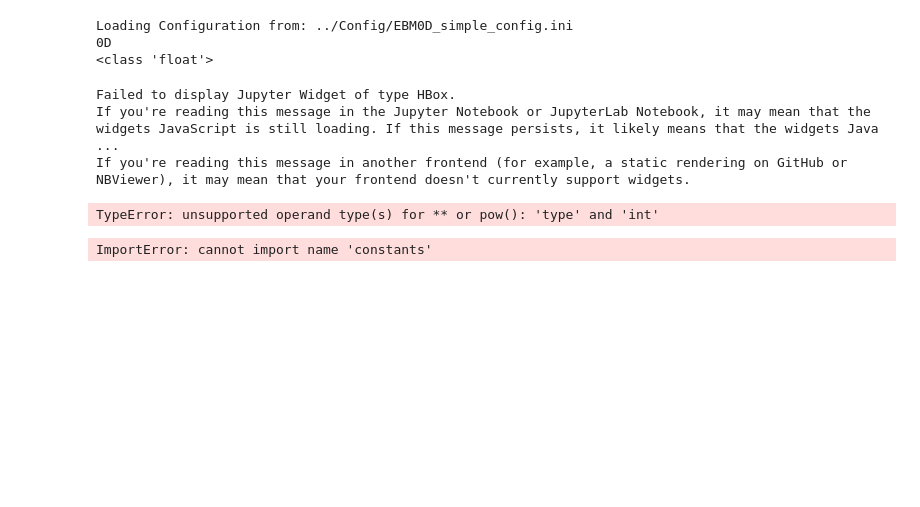
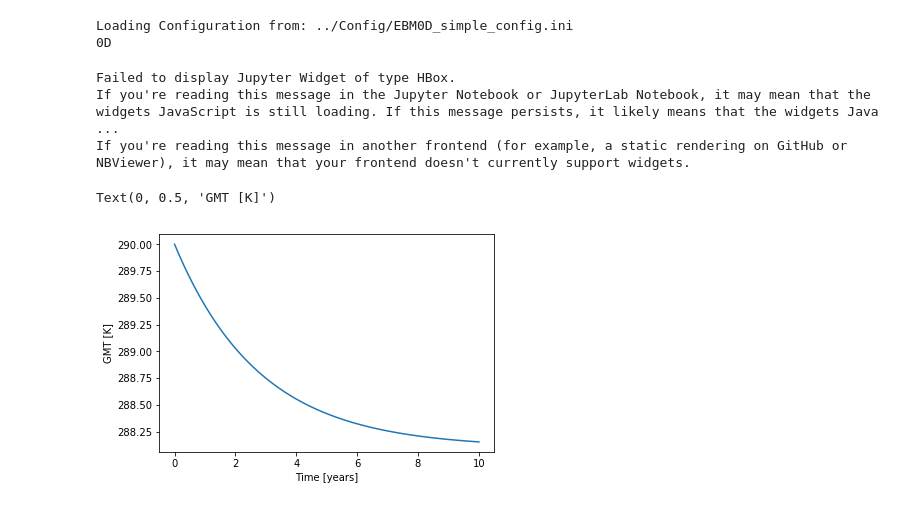
Before and after one commit to BenniSchmiedel/Low-dimensional-EBMs, a Jupyter notebook: lowEBMs/Tutorials/Notebooks/EBM0D_simple.ipynb, the cells around one changed output. Cells and saved outputs as stored; diff of their text form; code cells hidden in the pictures; blank space fills up the shorter version.

```diff
--- a/lowEBMs/Tutorials/Notebooks/EBM0D_simple.ipynb
+++ b/lowEBMs/Tutorials/Notebooks/EBM0D_simple.ipynb
@@ -11,24 +11,21 @@ eq=configdic['eqparam']
 rk=configdic['rk4input']
 fun=configdic['funccomp']
 variable_importer(configdic)
-#from lowEBMs.Packages.Variables import Vars
-print(Vars.T)
 Time,ZMT,GMT=rk4alg(model_equation,eq,fun)
 # %% [output]
 Loading Configuration from: ../Config/EBM0D_simple_config.ini
 0D
-<class 'float'>
 Failed to display Jupyter Widget of type HBox.
 If you're reading this message in the Jupyter Notebook or JupyterLab Notebook, it may mean that the widgets JavaScript is still loading. If this message persists, it likely means that the widgets Java ...
 If you're reading this message in another frontend (for example, a static rendering on GitHub or NBViewer), it may mean that your frontend doesn't currently support widgets.
-TypeError: unsupported operand type(s) for ** or pow(): 'type' and 'int'
 # %%
 from lowEBMs import constants as const
 plt.plot(Time/const.time_sec_year,GMT)
-plt.xlabel('time [years]')
+plt.xlabel('Time [years]')
 plt.ylabel('GMT [K]')
 # %% [output]
-ImportError: cannot import name 'constants'
+Text(0, 0.5, 'GMT [K]')
+[figure, added]
 # %%
 from lowEBMs import update_plotstyle
 update_plotstyle()
```
Also changed, not shown: parts of 1 cell of this notebook, 9 other files.
